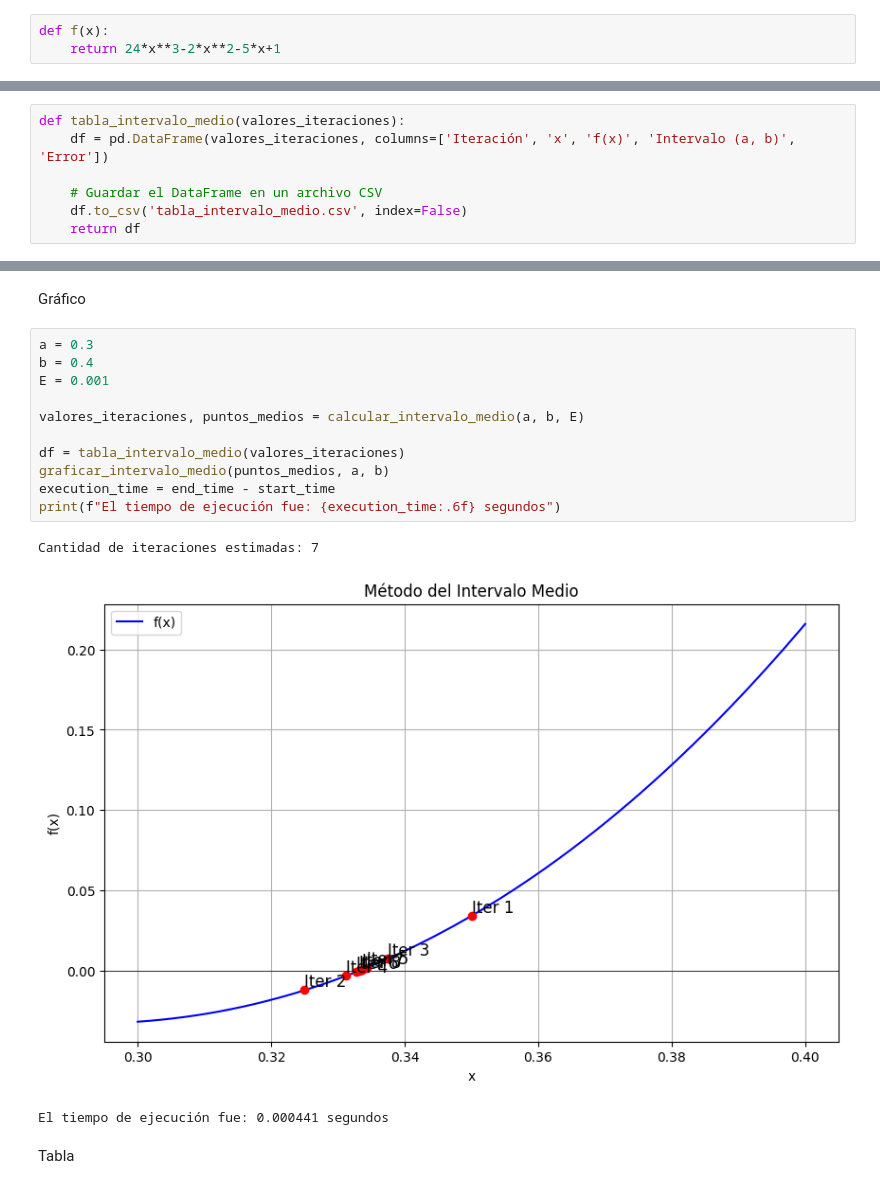
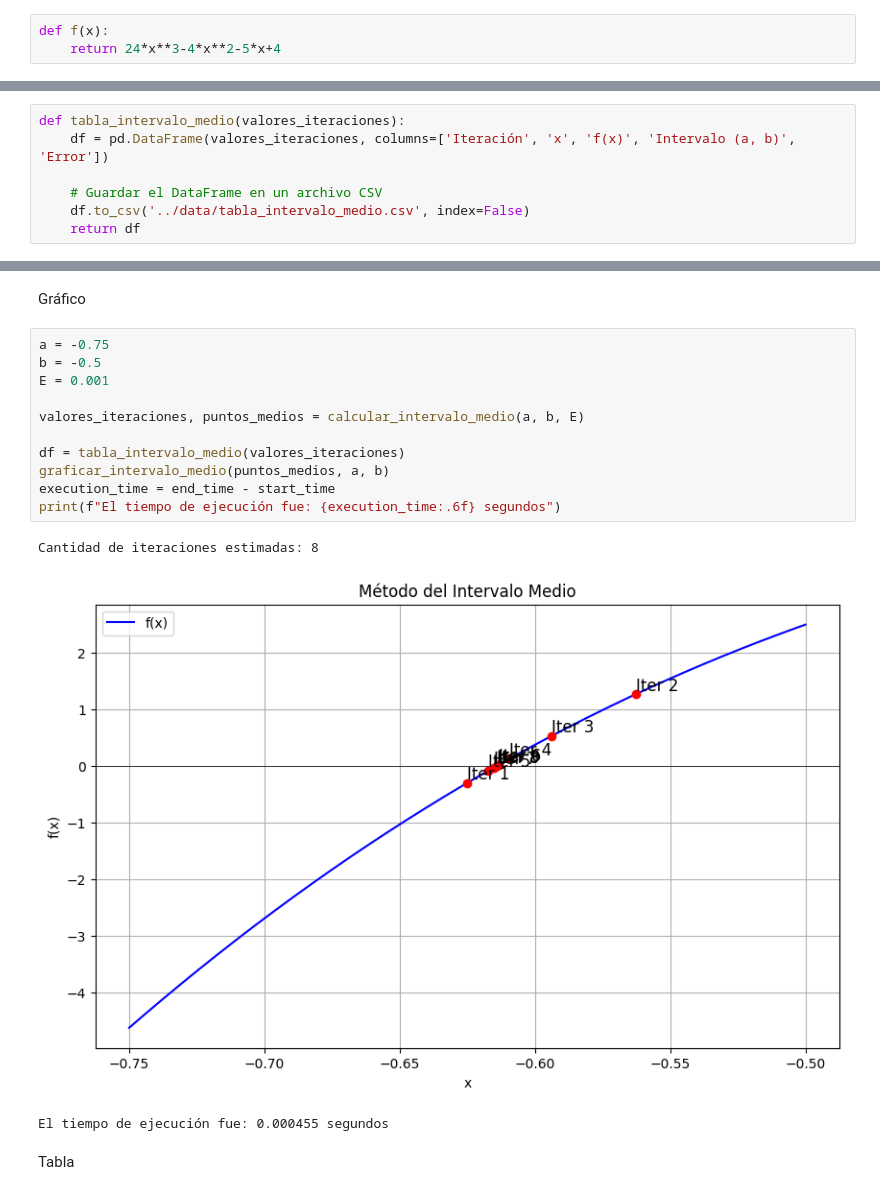
Before and after one commit to alejandro7177/lab_metodos_2024, a Jupyter notebook: evaluacion_lab/Metodo_del_Intervalo_medio-MetodosNumericos2024.ipynb, the cells around one changed output, grey strips where cells are left out. Cells and saved outputs as stored; diff of their text form.

```diff
--- a/evaluacion_lab/Metodo_del_Intervalo_medio-MetodosNumericos2024.ipynb
+++ b/evaluacion_lab/Metodo_del_Intervalo_medio-MetodosNumericos2024.ipynb
@@ -14,7 +14,7 @@ import time
 Definimos la función
 # %%
 def f(x):
-    return 24*x**3-2*x**2-5*x+1
+    return 24*x**3-4*x**2-5*x+4
 # %% [markdown]
 Función del Intervalo Medio
 # %%
@@ -84,27 +84,27 @@ def tabla_intervalo_medio(valores_iteraciones):
     df = pd.DataFrame(valores_iteraciones, columns=['Iteración', 'x', 'f(x)', 'Intervalo (a, b)', 'Error'])
 
     # Guardar el DataFrame en un archivo CSV
-    df.to_csv('tabla_intervalo_medio.csv', index=False)
+    df.to_csv('../data/tabla_intervalo_medio.csv', index=False)
     return df
 # %% [markdown]
 #### Ejecución
 # %% [markdown]
 Gráfico
 # %%
-a = 0.3
-b = 0.4
+a = -0.75
+b = -0.5
 E = 0.001
 
 valores_iteraciones, puntos_medios = calcular_intervalo_medio(a, b, E)
 
 df = tabla_intervalo_medio(valores_iteraciones)
 graficar_intervalo_medio(puntos_medios, a, b)
 execution_time = end_time - start_time
 print(f"El tiempo de ejecución fue: {execution_time:.6f} segundos")
 # %% [output]
-Cantidad de iteraciones estimadas: 7
+Cantidad de iteraciones estimadas: 8
-[figure, old version]
+[figure, new version]
-El tiempo de ejecución fue: 0.000441 segundos
+El tiempo de ejecución fue: 0.000455 segundos
 # %% [markdown]
 Tabla
 # %%
```
Also changed, not shown: parts of 1 cell of this notebook, 6 other files.
